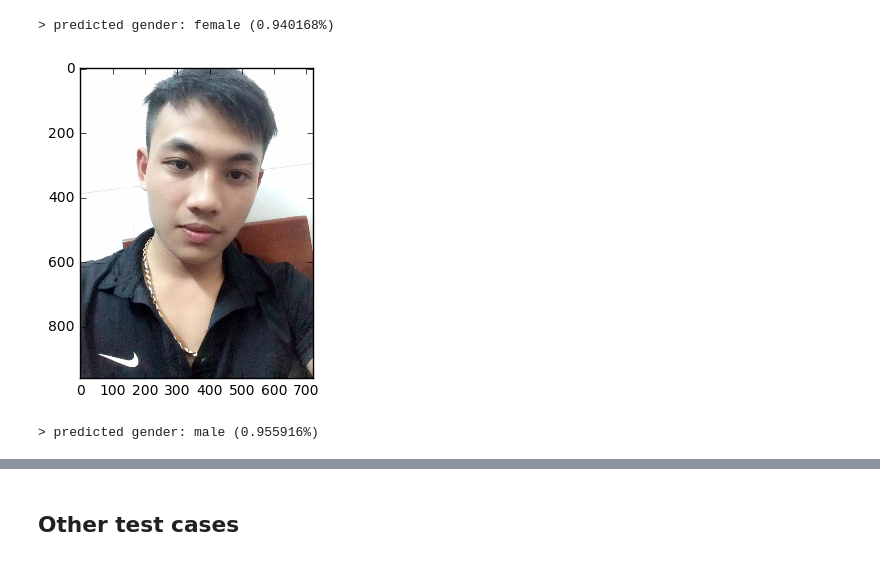
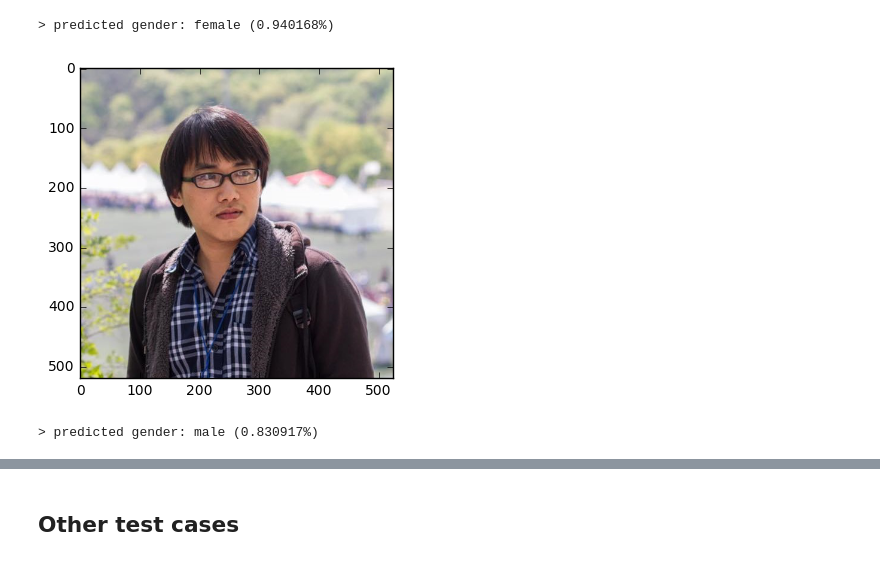
Before and after one commit to nhduong/human_gender_prediction, a Jupyter notebook: gender_prediction.ipynb, the cells around one changed output, grey strips where cells are left out. Saved outputs shown, nothing was run; the diff lists cells and outputs as text; code cells hidden in the pictures.

Commit message:
updated gender_prediction v2 src and visual results

```diff
--- a/gender_prediction.ipynb
+++ b/gender_prediction.ipynb
@@ -245,8 +251,8 @@ predict_gender_from_image_file(file_name)
 [figure]
 > predicted gender: female (0.940168%)
 # %%
-file_name = 'hau.jpg'
+file_name = 'duong2.jpg'
 predict_gender_from_image_file(file_name)
 # %% [output]
-[figure, old version]
+[figure, new version]
-> predicted gender: male (0.955916%)
+> predicted gender: male (0.830917%)
```
Also changed, not shown: parts of 3 cells of this notebook, 1 other file.
